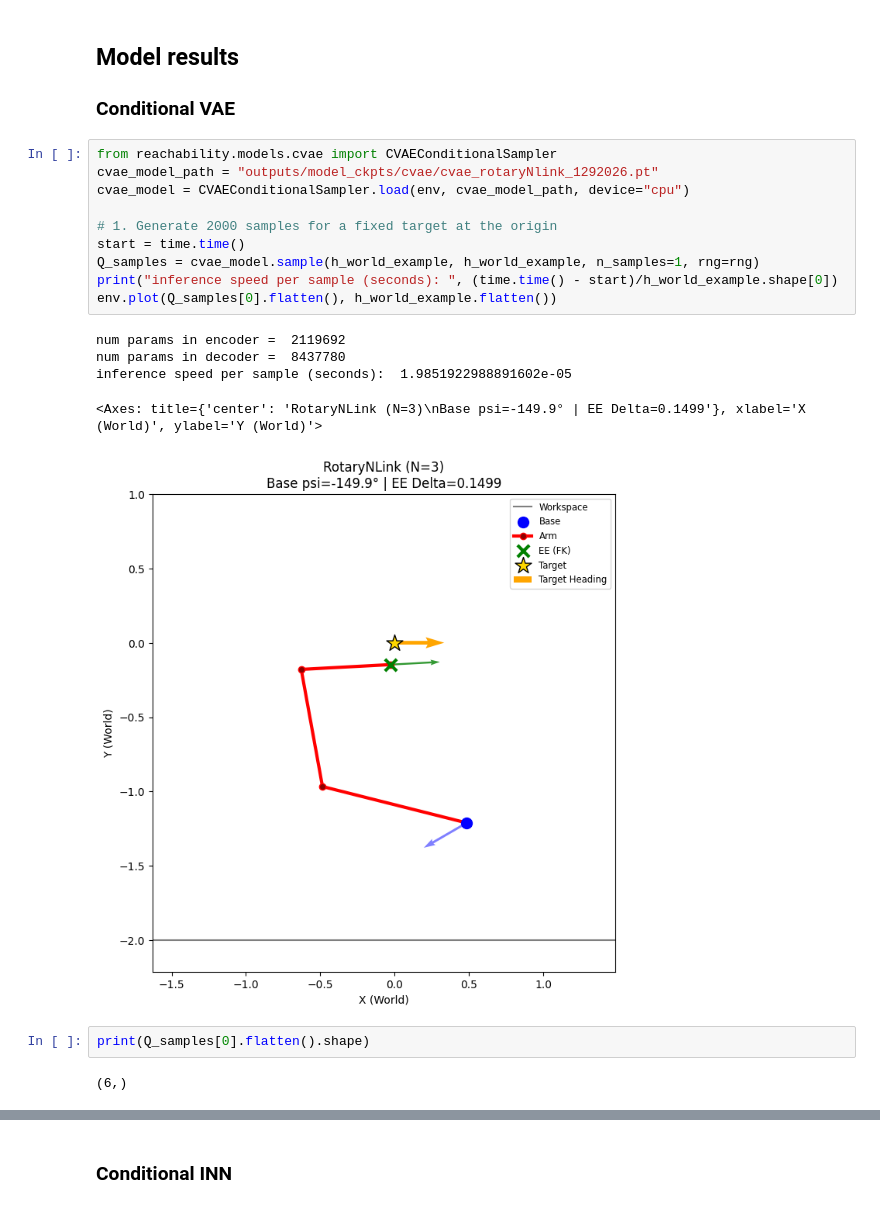
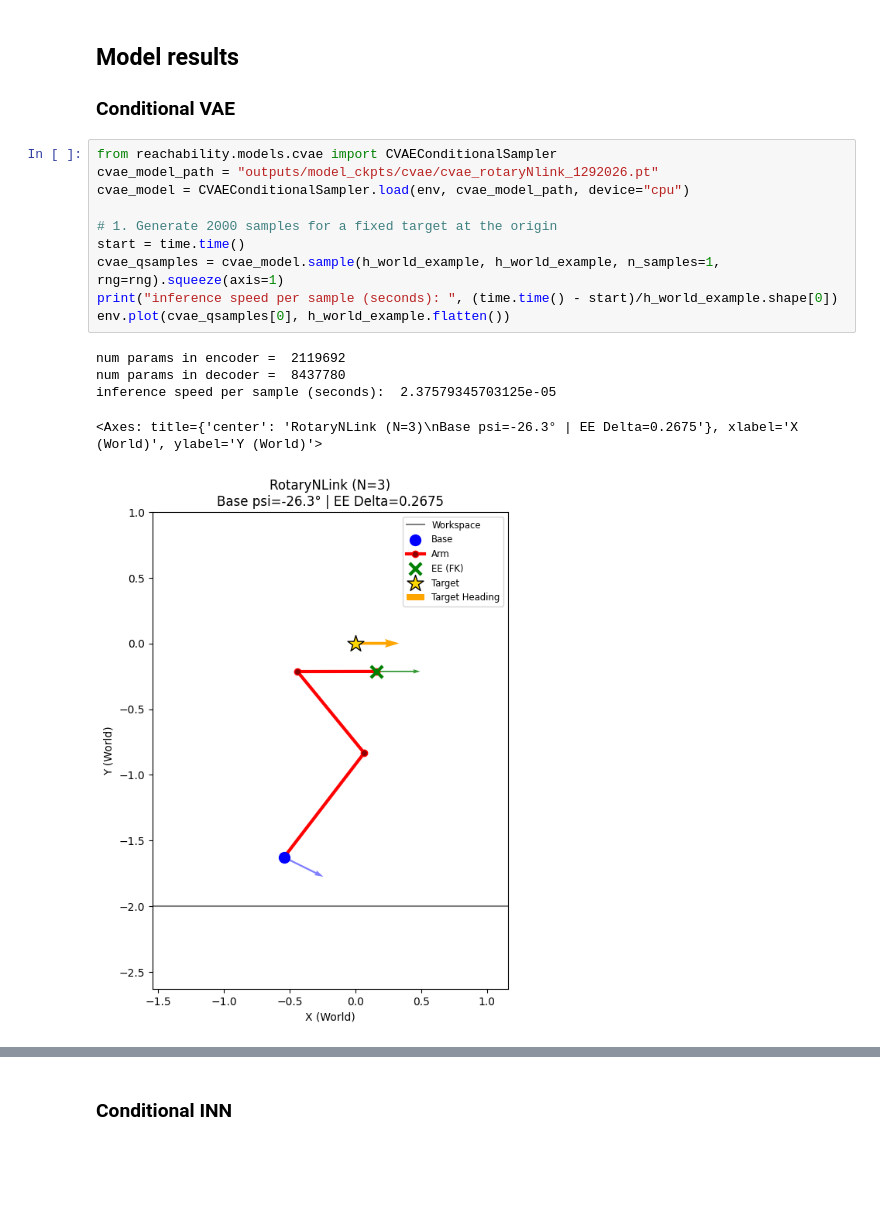
Before and after one commit to kyishanzh/reachability_tests, a Jupyter notebook: rotarynlink_env.ipynb, the cells around one changed output, grey strips where cells are left out. Cells and saved outputs as stored; diff of their text form; blank space fills up the shorter version.

```diff
--- a/rotarynlink_env.ipynb
+++ b/rotarynlink_env.ipynb
@@ -57,21 +53,17 @@ Q_samples[0].shape
 # %%
 from reachability.models.cvae import CVAEConditionalSampler
 cvae_model_path = "outputs/model_ckpts/cvae/cvae_rotaryNlink_1292026.pt"
 cvae_model = CVAEConditionalSampler.load(env, cvae_model_path, device="cpu")
 
 # 1. Generate 2000 samples for a fixed target at the origin
 start = time.time()
-Q_samples = cvae_model.sample(h_world_example, h_world_example, n_samples=1, rng=rng)
+cvae_qsamples = cvae_model.sample(h_world_example, h_world_example, n_samples=1, rng=rng).squeeze(axis=1)
 print("inference speed per sample (seconds): ", (time.time() - start)/h_world_example.shape[0])
-env.plot(Q_samples[0].flatten(), h_world_example.flatten())
+env.plot(cvae_qsamples[0], h_world_example.flatten())
 # %% [output]
 num params in encoder =  2119692
 num params in decoder =  8437780
-inference speed per sample (seconds):  1.9851922988891602e-05
+inference speed per sample (seconds):  2.37579345703125e-05
-<Axes: title={'center': 'RotaryNLink (N=3)\nBase psi=-149.9° | EE Delta=0.1499'}, xlabel='X (World)', ylabel='Y (World)'>
+<Axes: title={'center': 'RotaryNLink (N=3)\nBase psi=-26.3° | EE Delta=0.2675'}, xlabel='X (World)', ylabel='Y (World)'>
-[figure, old version]
+[figure, new version]
-# %%
-print(Q_samples[0].flatten().shape)
-# %% [output]
-(6,)
 # %%
```
Also changed, not shown: parts of 14 cells of this notebook, 16 other files.
